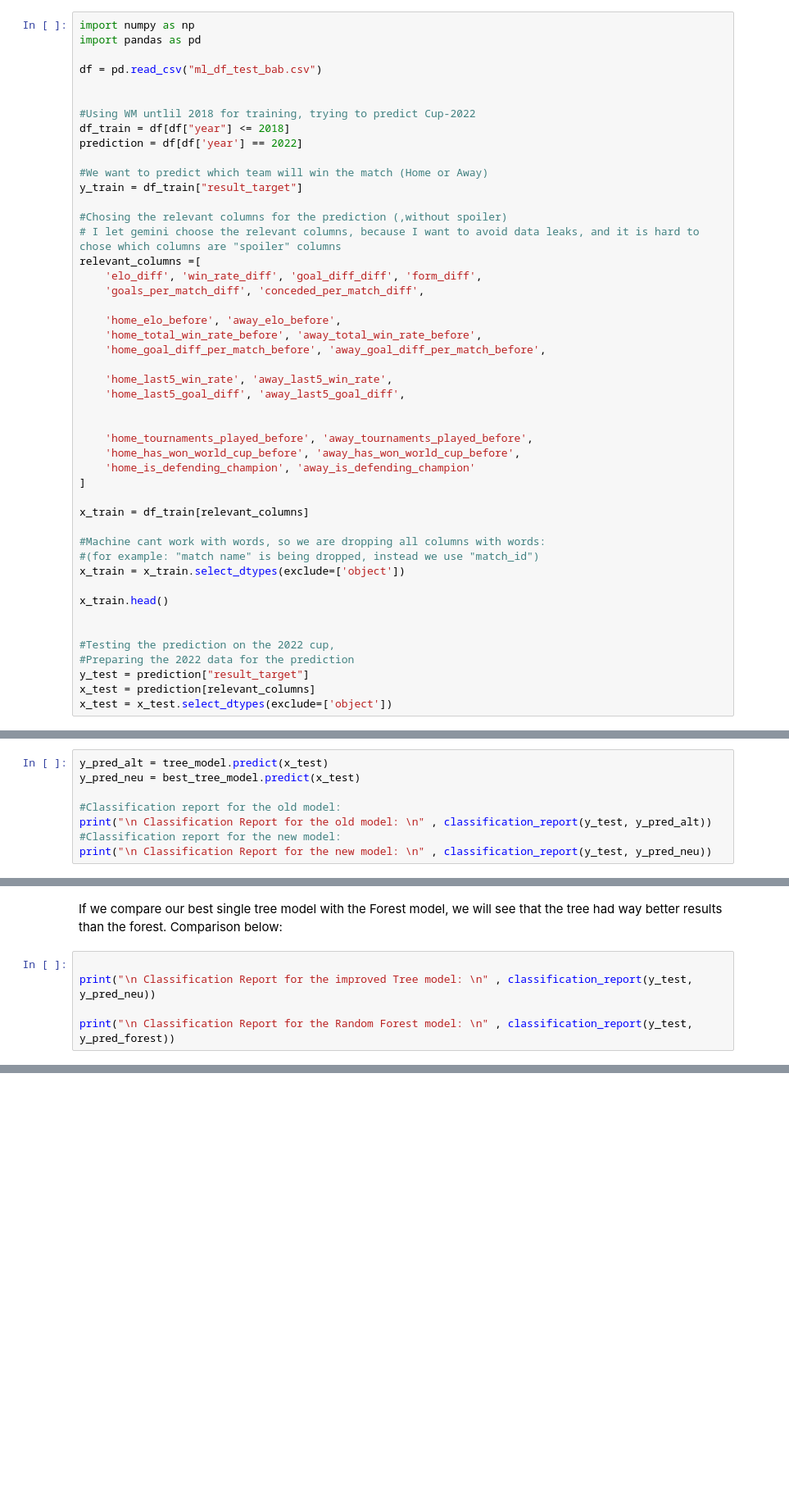
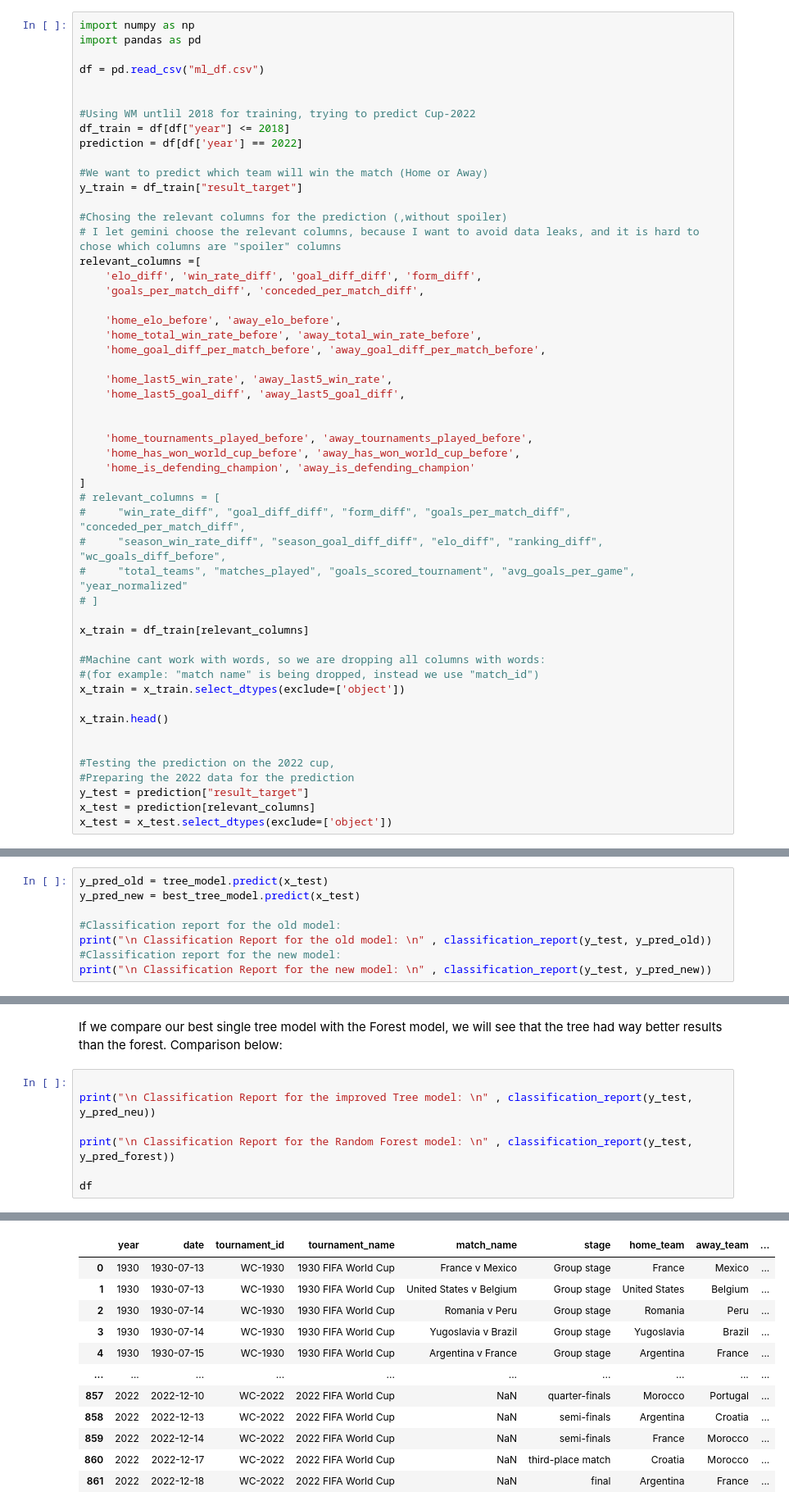
Before and after one commit to berkk55/DS4-World-Cup-Project-Phase, a Jupyter notebook: test_analysis/trying.decision.tree.bab.ipynb, the cells around one changed output, grey strips where cells are left out. Shown at 82% size. Saved outputs shown, nothing was run; the diff lists cells and outputs as text; blank space fills up the shorter version.

```diff
--- a/test_analysis/trying.decision.tree.bab.ipynb
+++ b/test_analysis/trying.decision.tree.bab.ipynb
@@ -7,7 +7,7 @@ Implementing "Decision Tree":
 import numpy as np
 import pandas as pd
 
-df = pd.read_csv("ml_df_test_bab.csv")
+df = pd.read_csv("ml_df.csv")
 
 
 #Using WM untlil 2018 for training, trying to predict Cup-2022
@@ -35,6 +35,11 @@ relevant_columns =[
     'home_has_won_world_cup_before', 'away_has_won_world_cup_before',
     'home_is_defending_champion', 'away_is_defending_champion'
 ]
+# relevant_columns = [
+#     "win_rate_diff", "goal_diff_diff", "form_diff", "goals_per_match_diff", "conceded_per_match_diff",
+#     "season_win_rate_diff", "season_goal_diff_diff", "elo_diff", "ranking_diff", "wc_goals_diff_before",
+#     "total_teams", "matches_played", "goals_scored_tournament", "avg_goals_per_game", "year_normalized"
+# ]
 
 x_train = df_train[relevant_columns]
 
@@ -222,13 +229,13 @@ best_tree_model = search_algorithm.best_estimator_ #Model with the best paramete
 # %% [markdown]
 Comparing the old and the new model:
 # %%
-y_pred_alt = tree_model.predict(x_test)
-y_pred_neu = best_tree_model.predict(x_test)
+y_pred_old = tree_model.predict(x_test)
+y_pred_new = best_tree_model.predict(x_test)
 
 #Classification report for the old model:
-print("\n Classification Report for the old model: \n" , classification_report(y_test, y_pred_alt))
+print("\n Classification Report for the old model: \n" , classification_report(y_test, y_pred_old))
 #Classification report for the new model:
-print("\n Classification Report for the new model: \n" , classification_report(y_test, y_pred_neu))
+print("\n Classification Report for the new model: \n" , classification_report(y_test, y_pred_new))
 # %% [output]
  Classification Report for the old model:
                precision    recall  f1-score   support
@@ -292,23 +299,37 @@ Comparison below:
 # %%
 
 print("\n Classification Report for the improved Tree model: \n" , classification_report(y_test, y_pred_neu))
 
 print("\n Classification Report for the Random Forest model: \n" , classification_report(y_test, y_pred_forest))
+
+df
 # %% [output]
  Classification Report for the improved Tree model:
                precision    recall  f1-score   support
 
      AwayWin       0.54      0.65      0.59        20
         Draw       0.50      0.20      0.29        15
      HomeWin       0.65      0.76      0.70        29
 
     accuracy                           0.59        64
    macro avg       0.56      0.54      0.53        64
 weighted avg       0.58      0.59      0.57        64
 
 
 ... (6 lines left out)
 
     accuracy                           0.48        64
    macro avg       0.47      0.47      0.46        64
 weighted avg       0.52      0.48      0.49        64
+|  | year | date | tournament_id | tournament_name | match_name | stage | home_team | away_team | ... |
+| 0 | 1930 | 1930-07-13 | WC-1930 | 1930 FIFA World Cup | France v Mexico | Group stage | France | Mexico | ... |
+| 1 | 1930 | 1930-07-13 | WC-1930 | 1930 FIFA World Cup | United States v Belgium | Group stage | United States | Belgium | ... |
+| 2 | 1930 | 1930-07-14 | WC-1930 | 1930 FIFA World Cup | Romania v Peru | Group stage | Romania | Peru | ... |
+| 3 | 1930 | 1930-07-14 | WC-1930 | 1930 FIFA World Cup | Yugoslavia v Brazil | Group stage | Yugoslavia | Brazil | ... |
+| 4 | 1930 | 1930-07-15 | WC-1930 | 1930 FIFA World Cup | Argentina v France | Group stage | Argentina | France | ... |
+| ... | ... | ... | ... | ... | ... | ... | ... | ... | ... |
+| 857 | 2022 | 2022-12-10 | WC-2022 | 2022 FIFA World Cup | NaN | quarter-finals | Morocco | Portugal | ... |
+| 858 | 2022 | 2022-12-13 | WC-2022 | 2022 FIFA World Cup | NaN | semi-finals | Argentina | Croatia | ... |
+| 859 | 2022 | 2022-12-14 | WC-2022 | 2022 FIFA World Cup | NaN | semi-finals | France | Morocco | ... |
+| 860 | 2022 | 2022-12-17 | WC-2022 | 2022 FIFA World Cup | NaN | third-place match | Croatia | Morocco | ... |
+| 861 | 2022 | 2022-12-18 | WC-2022 | 2022 FIFA World Cup | NaN | final | Argentina | France | ... |
```
Also changed, not shown: parts of 2 cells of this notebook, 1 other file.
